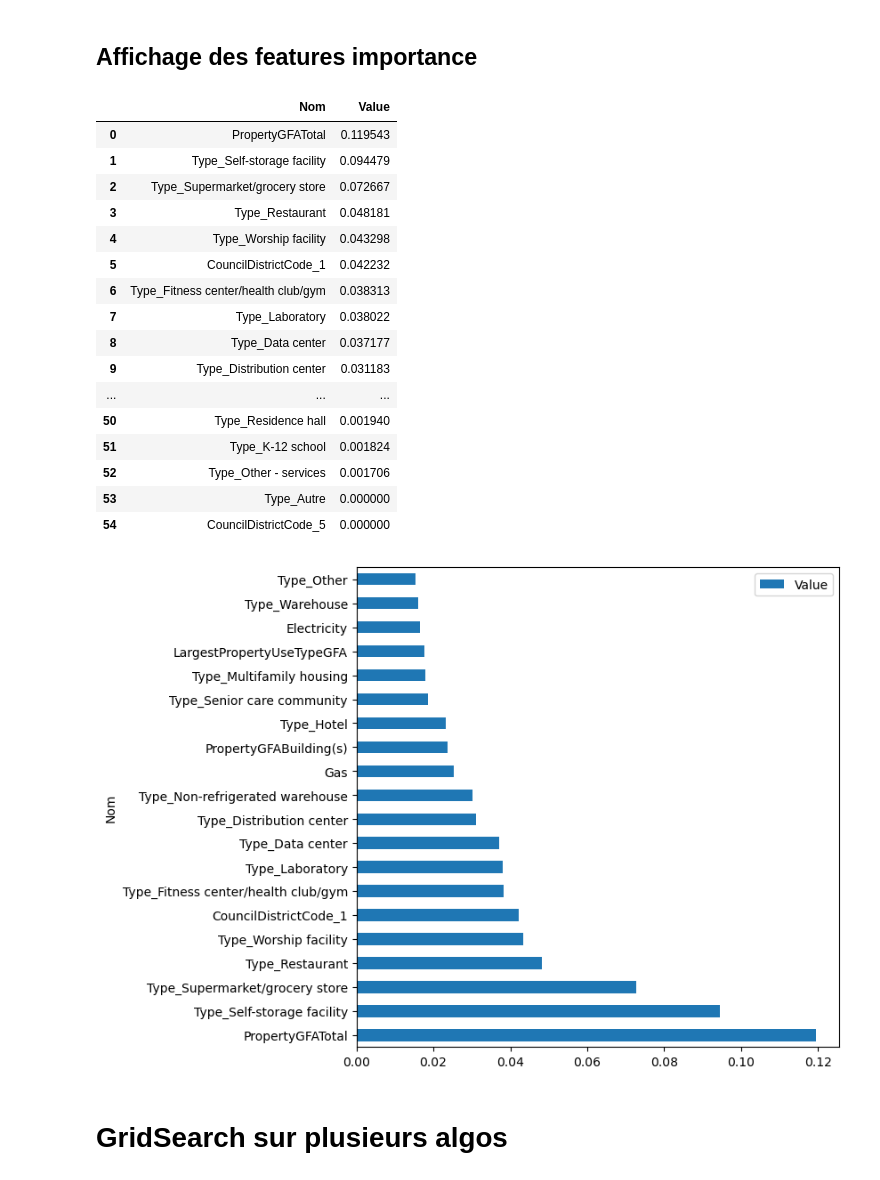
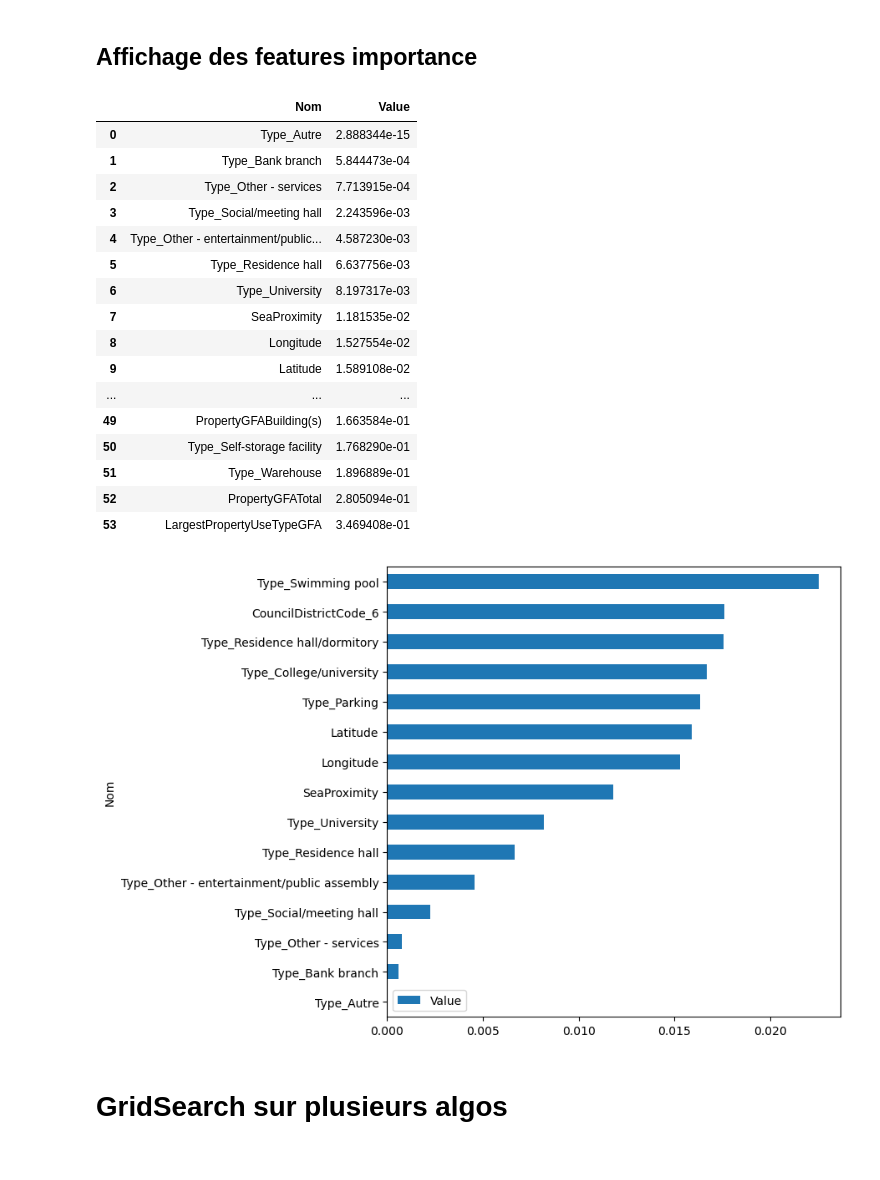
Before and after one commit to CeVague/Projet_4-Anticipez_besoins_consommation_batiments, a Jupyter notebook: Prediction.ipynb, the cells around one changed output. Drawn from its saved outputs; the diff is of its cells as text; code cells hidden in the pictures.

```diff
--- a/Prediction.ipynb
+++ b/Prediction.ipynb
@@ -162,43 +162,45 @@ Score MAE final : 0.5550488142655167
 # %%
 def get_features_importance(model, X, y, plot=False):
     model.fit(X, y)
-    importance = model.feature_importances_
+    #importance = model.feature_importances_
+    importance = abs(model.coef_)
 
     list_col = X.columns.to_list()
     list_features = []
-    for i, v in pd.Series(importance).sort_values(ascending=False).items():
+    for i, v in pd.Series(importance).sort_values(ascending=True).items():
         list_features.append([list_col[i],v])
 
     list_features = pd.DataFrame(list_features, columns=['Nom', 'Value'])
 
     if plot:
-        list_features.head(20).plot.barh(x='Nom', y='Value', figsize=(7,7))
+        list_features.head(15).plot.barh(x='Nom', y='Value', figsize=(7,7))
 
     return list_features
 # %%
 model = RandomForestRegressor(max_depth=30)
 model = XGBRegressor()
+model = BayesianRidge(alpha_init=1, lambda_init=0.1)
 
 get_features_importance(model, data_X[col_num], data_Y['Energy_Y'], True)
 # %% [output]
 |  | Nom | Value |
-| 0 | PropertyGFATotal | 0.119543 |
-| 1 | Type_Self-storage facility | 0.094479 |
-| 2 | Type_Supermarket/grocery store | 0.072667 |
-| 3 | Type_Restaurant | 0.048181 |
-| 4 | Type_Worship facility | 0.043298 |
-| 5 | CouncilDistrictCode_1 | 0.042232 |
-| 6 | Type_Fitness center/health club/gym | 0.038313 |
-| 7 | Type_Laboratory | 0.038022 |
-| 8 | Type_Data center | 0.037177 |
-| 9 | Type_Distribution center | 0.031183 |
+| 0 | Type_Autre | 2.888344e-15 |
+| 1 | Type_Bank branch | 5.844473e-04 |
+| 2 | Type_Other - services | 7.713915e-04 |
+| 3 | Type_Social/meeting hall | 2.243596e-03 |
+| 4 | Type_Other - entertainment/public... | 4.587230e-03 |
+| 5 | Type_Residence hall | 6.637756e-03 |
+| 6 | Type_University | 8.197317e-03 |
+| 7 | SeaProximity | 1.181535e-02 |
+| 8 | Longitude | 1.527554e-02 |
+| 9 | Latitude | 1.589108e-02 |
 | ... | ... | ... |
-| 50 | Type_Residence hall | 0.001940 |
-| 51 | Type_K-12 school | 0.001824 |
-| 52 | Type_Other - services | 0.001706 |
-| 53 | Type_Autre | 0.000000 |
-| 54 | CouncilDistrictCode_5 | 0.000000 |
+| 49 | PropertyGFABuilding(s) | 1.663584e-01 |
+| 50 | Type_Self-storage facility | 1.768290e-01 |
+| 51 | Type_Warehouse | 1.896889e-01 |
+| 52 | PropertyGFATotal | 2.805094e-01 |
+| 53 | LargestPropertyUseTypeGFA | 3.469408e-01 |
-[figure, old version]
+[figure, new version]
 # %% [markdown]
 # GridSearch sur plusieurs algos
 # %%
```
Also changed, not shown: parts of 14 cells of this notebook, 1 other file.
